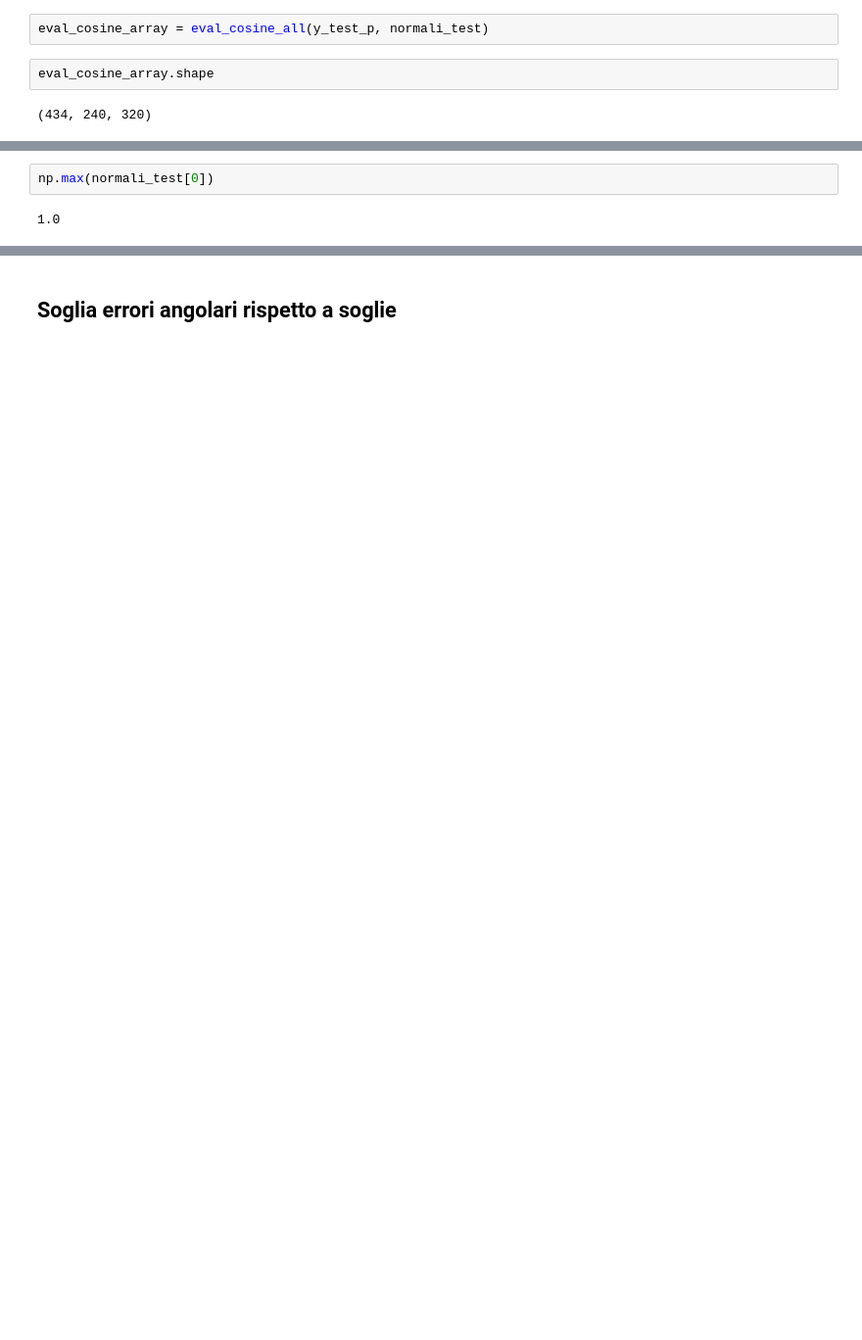
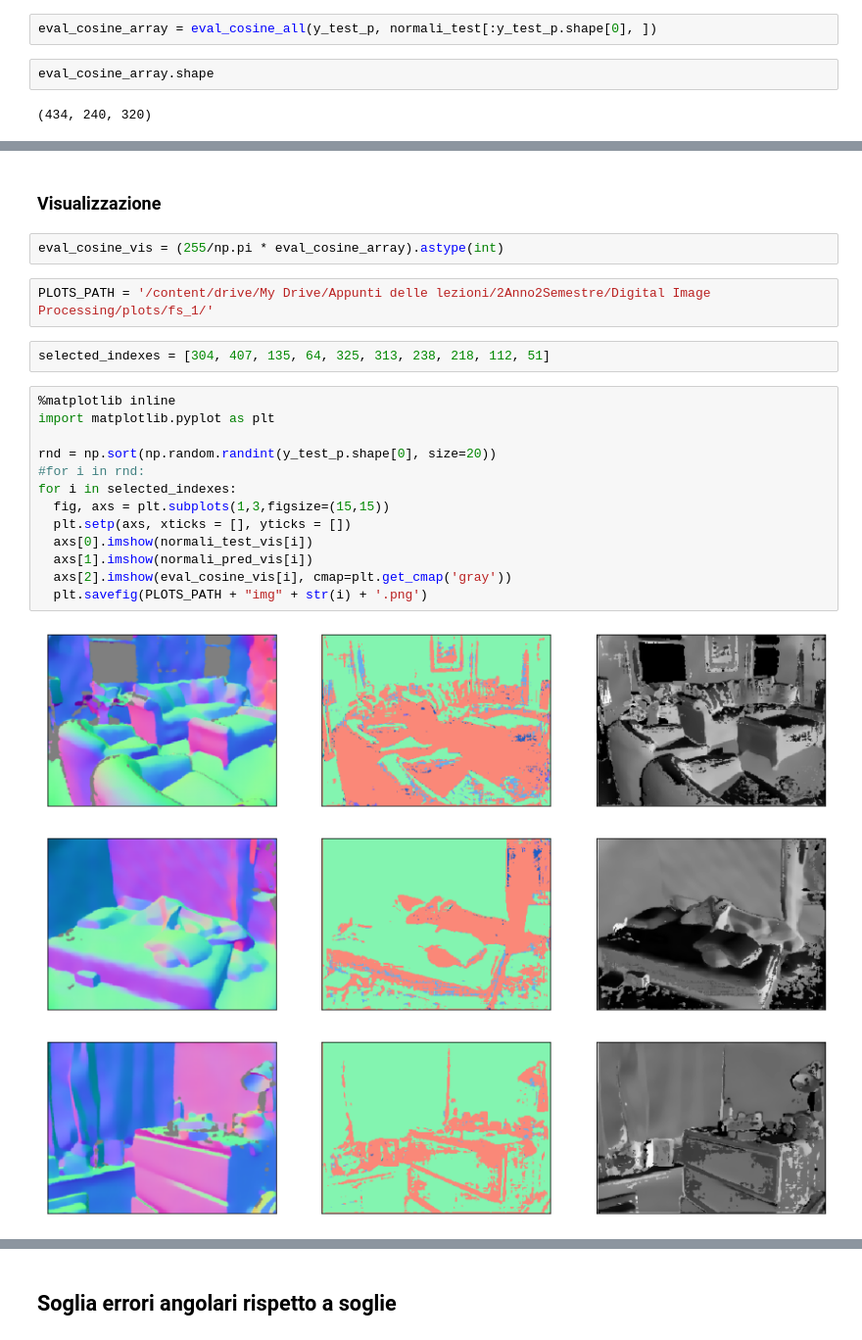
Before and after one commit to marza1993/surface_normal_transfer, a Jupyter notebook: evaluation/evaluation_transferlearning.ipynb, the cells around one changed output, grey strips where cells are left out. Shown at 98% size. Saved outputs shown, nothing was run; the diff lists cells and outputs as text; blank space fills up the shorter version.

```diff
--- a/evaluation/evaluation_transferlearning.ipynb
+++ b/evaluation/evaluation_transferlearning.ipynb
@@ -384,7 +420,7 @@ def eval_cosine_all(yp, gt):
     eval_array.append(eval_cosine_img(yp[n, ], gt[n, ]))
   return np.asarray(eval_array)
 # %%
-eval_cosine_array = eval_cosine_all(y_test_p, normali_test)
+eval_cosine_array = eval_cosine_all(y_test_p, normali_test[:y_test_p.shape[0], ])
 # %%
 eval_cosine_array.shape
 # %% [output]
@@ -396,4 +434,25 @@ Media: 0.7339193308371735, varianza: 0.43680806434502223
-# %%
-np.max(normali_test[0])
-# %% [output]
-1.0
+# %% [markdown]
+### Visualizzazione
+# %%
+eval_cosine_vis = (255/np.pi * eval_cosine_array).astype(int)
+# %%
+PLOTS_PATH = '/content/drive/My Drive/Appunti delle lezioni/2Anno2Semestre/Digital Image Processing/plots/fs_1/'
+# %%
+selected_indexes = [304, 407, 135, 64, 325, 313, 238, 218, 112, 51]
+# %%
+%matplotlib inline
+import matplotlib.pyplot as plt
+
+rnd = np.sort(np.random.randint(y_test_p.shape[0], size=20))
+#for i in rnd:
+for i in selected_indexes:
+  fig, axs = plt.subplots(1,3,figsize=(15,15))
+  plt.setp(axs, xticks = [], yticks = [])
+  axs[0].imshow(normali_test_vis[i])
+  axs[1].imshow(normali_pred_vis[i])
+  axs[2].imshow(eval_cosine_vis[i], cmap=plt.get_cmap('gray'))
+  plt.savefig(PLOTS_PATH + "img" + str(i) + '.png')
+# %% [output]
+[figure, added]
+[figure, added]
+[figure, added]
```
Also changed, not shown: parts of 20 cells of this notebook, 27 other files.
